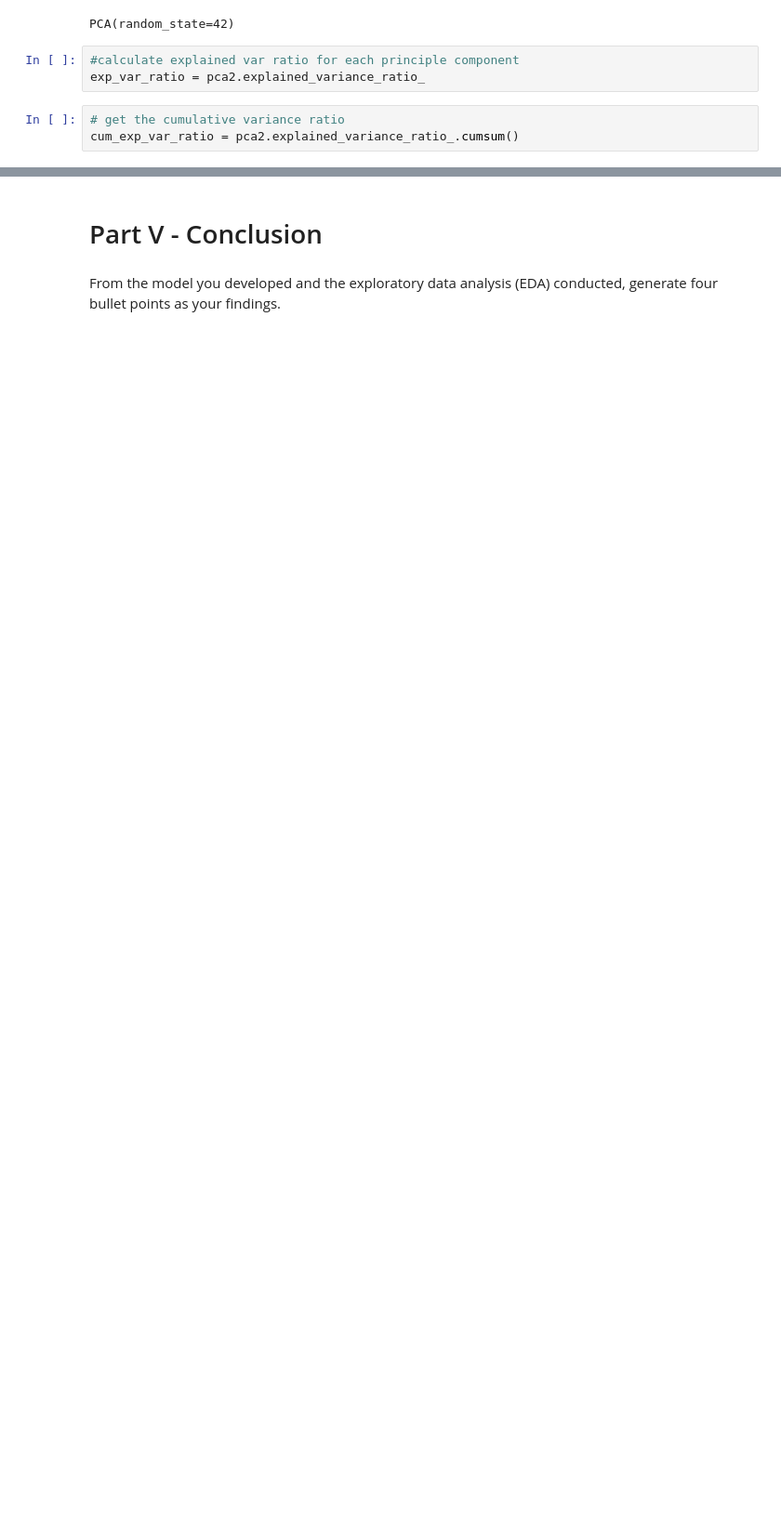
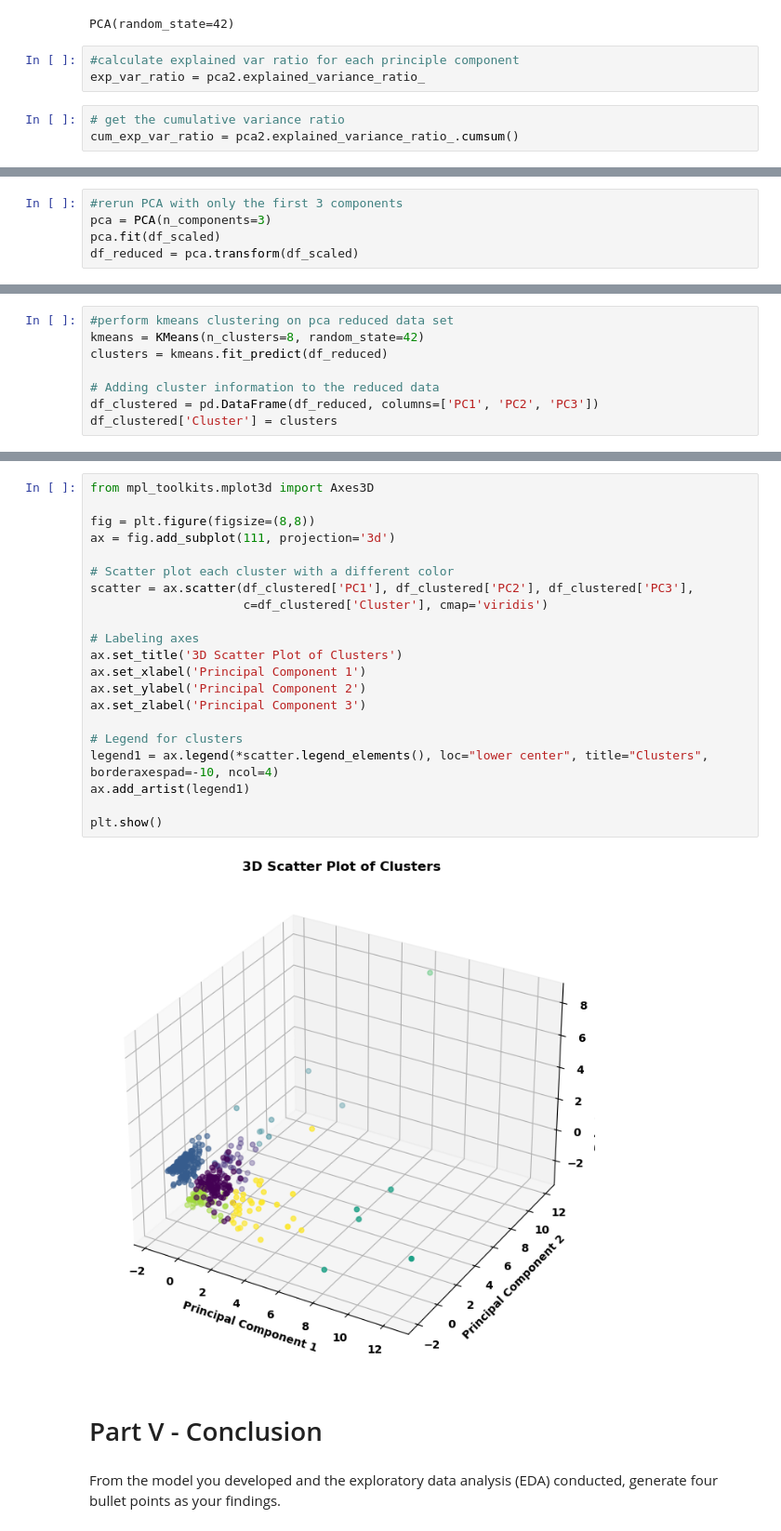
Before and after one commit to bilaal1007/ml-project-unsupervised-learning, a Jupyter notebook: MachineLearningUnsupervised BIlaal Khan.ipynb, the cells around one changed output, grey strips where cells are left out. Shown at 93% size. Cells and saved outputs as stored; diff of their text form; blank space fills up the shorter version.

```diff
--- a/MachineLearningUnsupervised BIlaal Khan.ipynb
+++ b/MachineLearningUnsupervised BIlaal Khan.ipynb
@@ -221,0 +225,5 @@ plt.show()
+# %%
+#rerun PCA with only the first 3 components
+pca = PCA(n_components=3)
+pca.fit(df_scaled)
+df_reduced = pca.transform(df_scaled)
@@ -221,0 +243,8 @@ plt.show()
+# %%
+#perform kmeans clustering on pca reduced data set
+kmeans = KMeans(n_clusters=8, random_state=42)
+clusters = kmeans.fit_predict(df_reduced)
+
+# Adding cluster information to the reduced data
+df_clustered = pd.DataFrame(df_reduced, columns=['PC1', 'PC2', 'PC3'])
+df_clustered['Cluster'] = clusters
@@ -222,3 +284,26 @@ plt.show()
+# %%
+from mpl_toolkits.mplot3d import Axes3D
+
+fig = plt.figure(figsize=(8,8))
+ax = fig.add_subplot(111, projection='3d')
+
+# Scatter plot each cluster with a different color
+scatter = ax.scatter(df_clustered['PC1'], df_clustered['PC2'], df_clustered['PC3'],
+                     c=df_clustered['Cluster'], cmap='viridis')
+
+# Labeling axes
+ax.set_title('3D Scatter Plot of Clusters')
+ax.set_xlabel('Principal Component 1')
+ax.set_ylabel('Principal Component 2')
+ax.set_zlabel('Principal Component 3')
+
+# Legend for clusters
+legend1 = ax.legend(*scatter.legend_elements(), loc="lower center", title="Clusters", borderaxespad=-10, ncol=4)
+ax.add_artist(legend1)
+
+plt.show()
+# %% [output]
+[figure, added]
 # %% [markdown]
 # Part V - Conclusion
 # %% [markdown]
```
Also changed, not shown: parts of 9 cells of this notebook.
